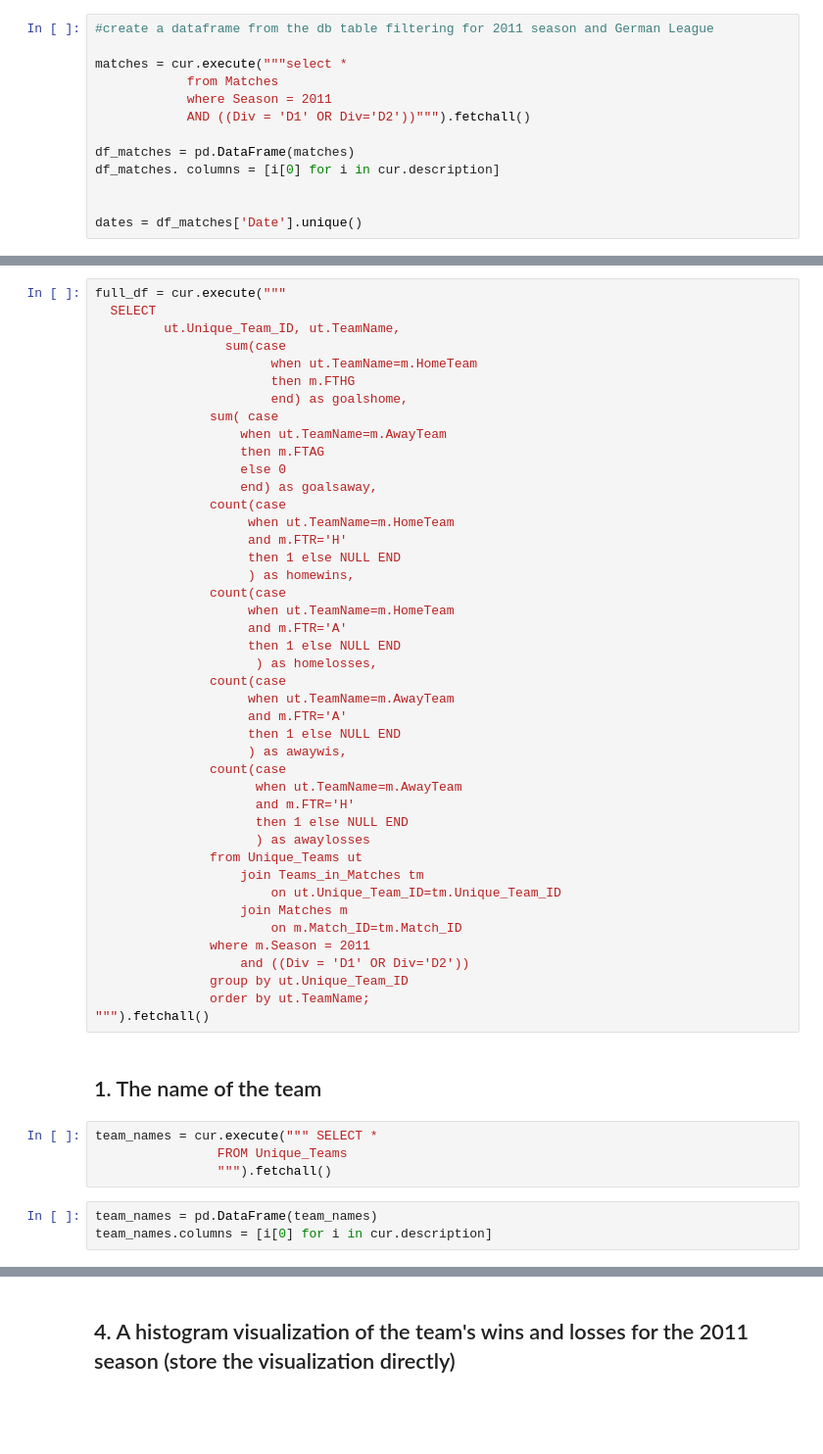
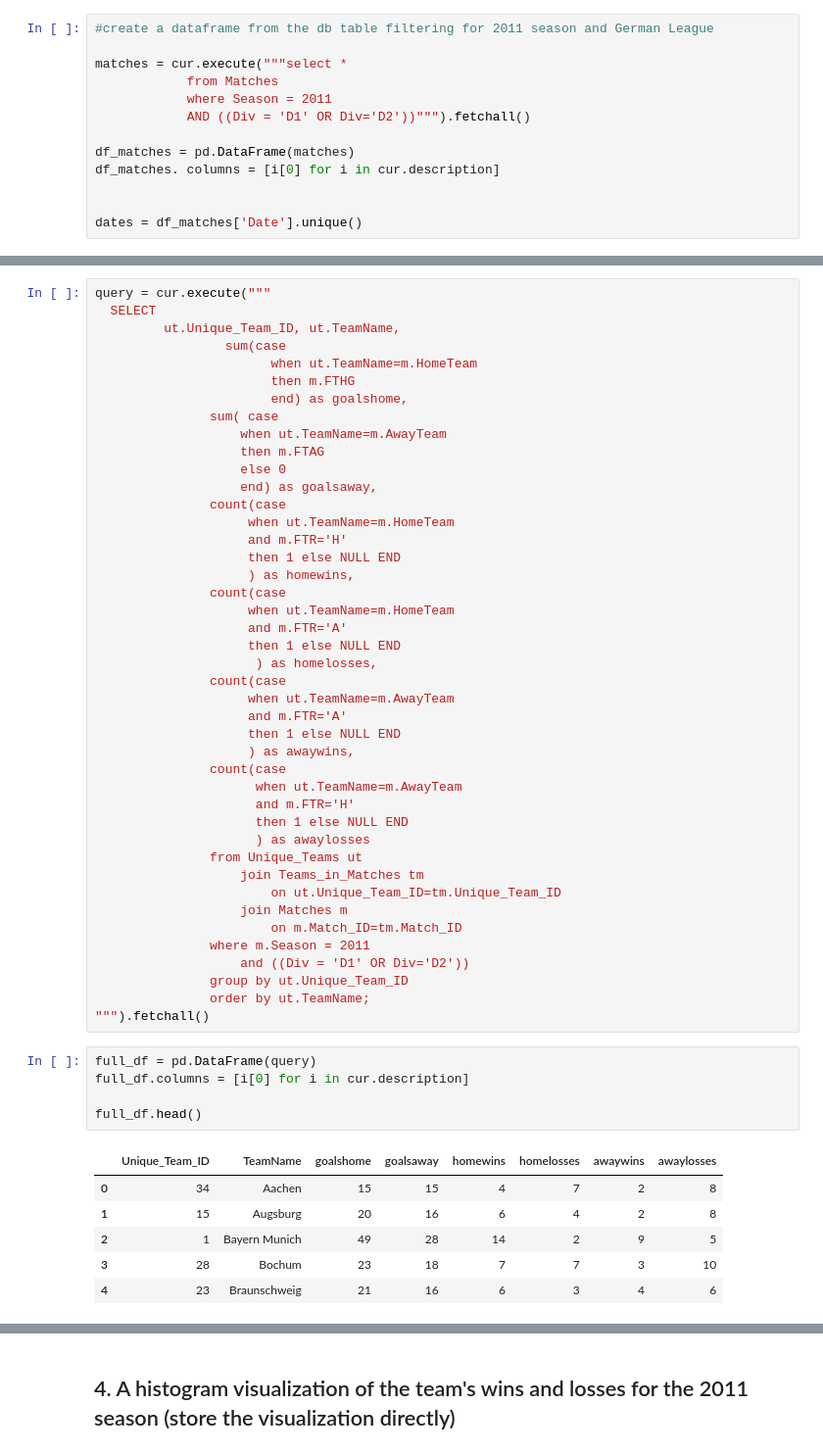
Before and after one commit to aroayeo/london-ds-100719-M2-project-template, a Jupyter notebook: mod_2.ipynb, the cells around one changed output, grey strips where cells are left out. Shown: that part at 98% size. Drawn from its saved outputs; the diff is of its cells as text; blank space fills up the shorter version.

```diff
--- a/mod_2.ipynb
+++ b/mod_2.ipynb
@@ -60,5 +69,5 @@ dates = df_matches['Date'].unique()
 # %%
-full_df = cur.execute("""
+query = cur.execute("""
   SELECT
          ut.Unique_Team_ID, ut.TeamName,
                  sum(case
@@ -84,7 +93,7 @@ full_df = cur.execute("""
                     when ut.TeamName=m.AwayTeam
                     and m.FTR='A'
                     then 1 else NULL END
-                    ) as awaywis,
+                    ) as awaywins,
                count(case
                      when ut.TeamName=m.AwayTeam
                      and m.FTR='H'
@@ -100,12 +109,15 @@ full_df = cur.execute("""
                group by ut.Unique_Team_ID
                order by ut.TeamName;
 """).fetchall()
-# %% [markdown]
-## 1. The name of the team
-# %%
-team_names = cur.execute(""" SELECT *
-                FROM Unique_Teams
-                """).fetchall()
 # %%
-team_names = pd.DataFrame(team_names)
-team_names.columns = [i[0] for i in cur.description]
+full_df = pd.DataFrame(query)
+full_df.columns = [i[0] for i in cur.description]
+
+full_df.head()
+# %% [output]
+|  | Unique_Team_ID | TeamName | goalshome | goalsaway | homewins | homelosses | awaywins | awaylosses |
+| 0 | 34 | Aachen | 15 | 15 | 4 | 7 | 2 | 8 |
+| 1 | 15 | Augsburg | 20 | 16 | 6 | 4 | 2 | 8 |
+| 2 | 1 | Bayern Munich | 49 | 28 | 14 | 2 | 9 | 5 |
+| 3 | 28 | Bochum | 23 | 18 | 7 | 7 | 3 | 10 |
+| 4 | 23 | Braunschweig | 21 | 16 | 6 | 3 | 4 | 6 |
```
Also changed, not shown: parts of 26 cells of this notebook, 1 other file.
